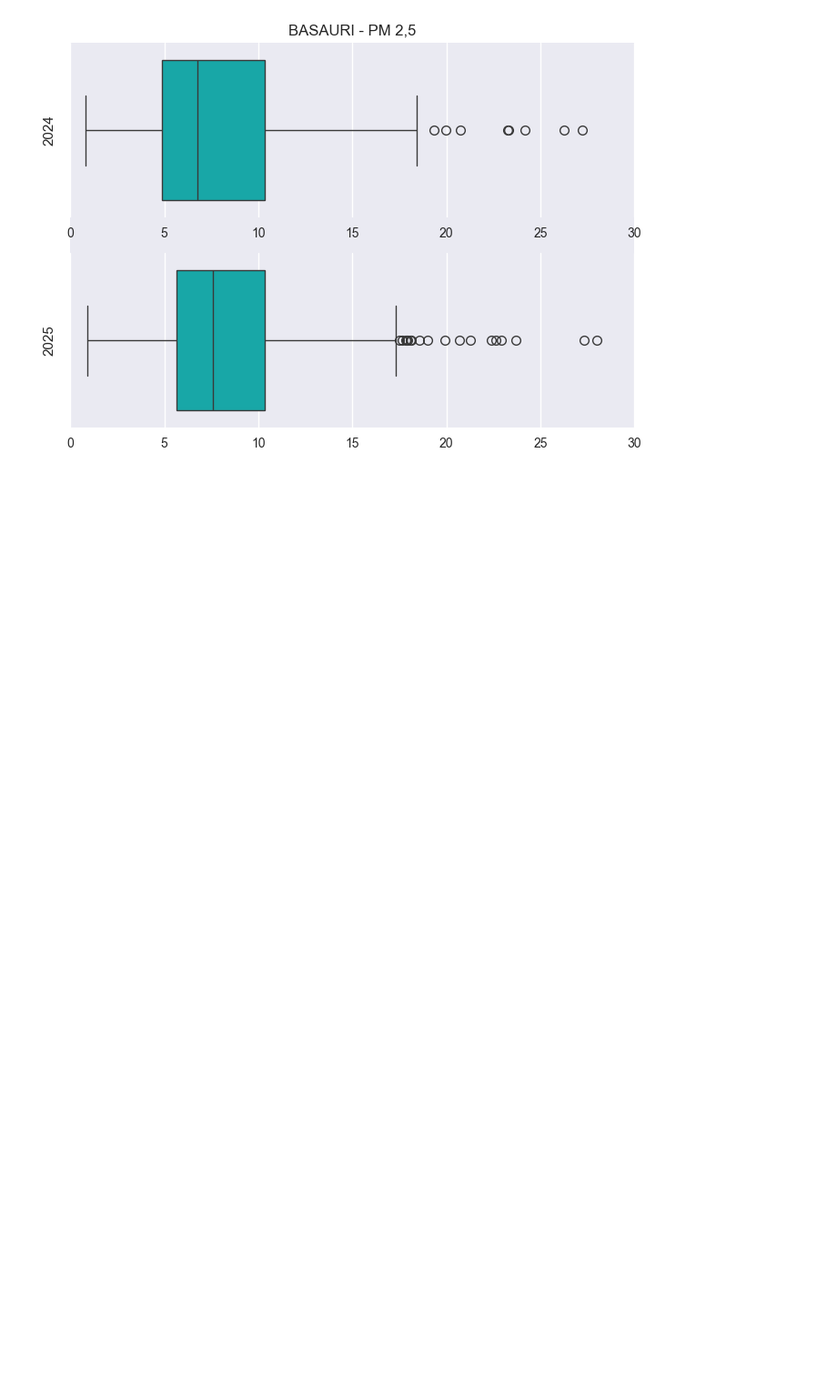
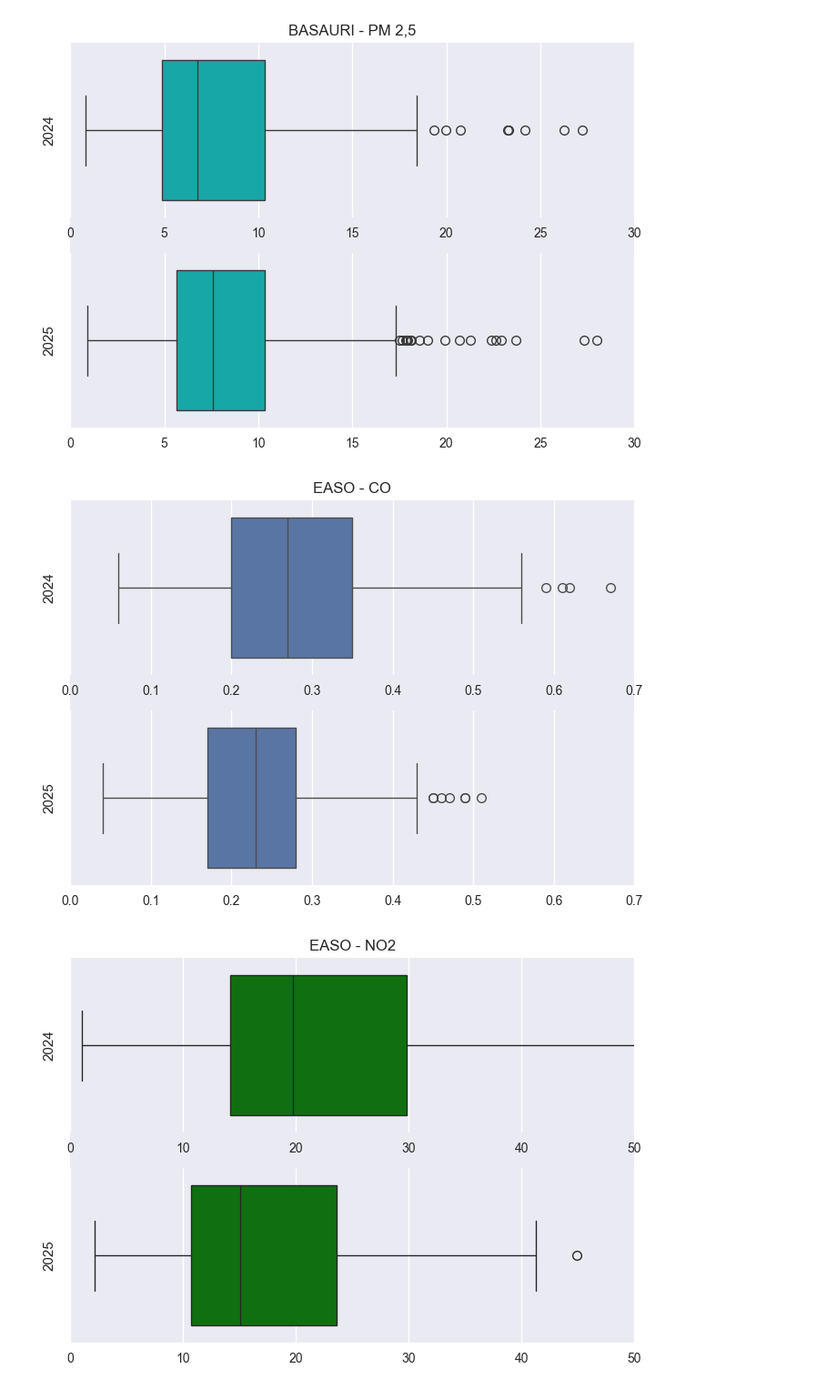
Before and after one commit to jonkar-diazperez/EDA_JCDP, a Jupyter notebook: src/notebooks/ZBE Euskadi_working.ipynb, the cells around one changed output. Shown at 91% size. Saved outputs shown, nothing was run; the diff lists cells and outputs as text; code cells hidden in the pictures; blank space fills up the shorter version.

```diff
--- a/src/notebooks/ZBE Euskadi_working.ipynb
+++ b/src/notebooks/ZBE Euskadi_working.ipynb
@@ -1122,0 +1129,5 @@ fig.savefig(fname="../img/48-Bizkaia/bas_PM2-5 ICA_boxplot.png", format="png")
+# %%
+ZBE_Don.graficos_ICA_ZBE_DON()
+# %% [output]
+[figure, added]
+[figure, added]
```
Also changed, not shown: parts of 3 cells of this notebook, 15 other files.
